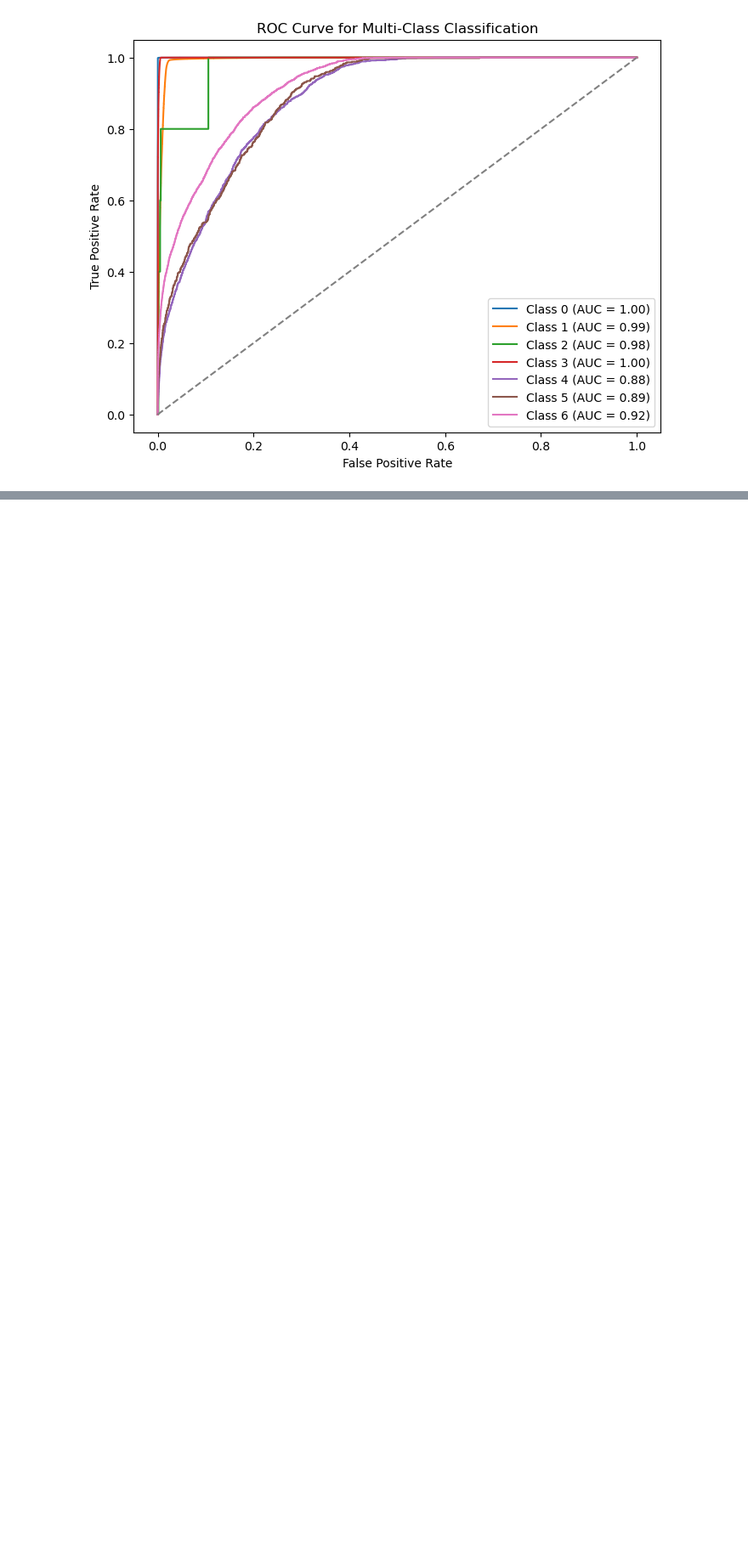
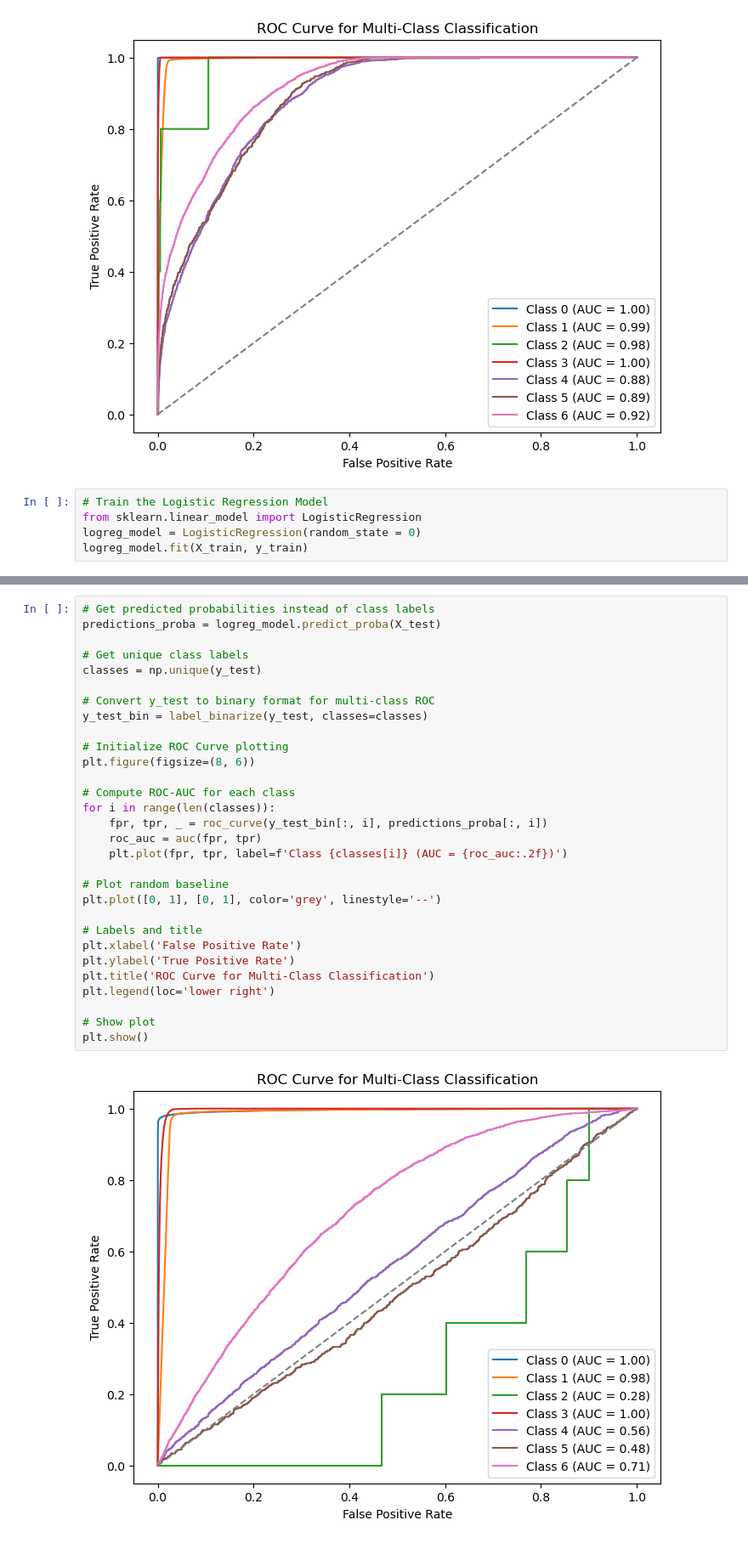
Before and after one commit to sohqianwei/loan-risk-prediction, a Jupyter notebook: Loan Risk Prediction Project.ipynb, the cells around one changed output, grey strips where cells are left out. Shown at 85% size. Saved outputs shown, nothing was run; the diff lists cells and outputs as text; blank space fills up the shorter version.

Commit message:
Added more models (Logistic Regression, Random Forest, LightGBM) and added performance metrics.

```diff
--- a/Loan Risk Prediction Project.ipynb
+++ b/Loan Risk Prediction Project.ipynb
@@ -485,3 +487,8 @@ plt.legend(loc='lower right')
 plt.show()
 # %% [output]
 [figure]
+# %%
+# Train the Logistic Regression Model
+from sklearn.linear_model import LogisticRegression
+logreg_model = LogisticRegression(random_state = 0)
+logreg_model.fit(X_train, y_train)
@@ -487,0 +530,32 @@ plt.show()
+# %%
+# Get predicted probabilities instead of class labels
+predictions_proba = logreg_model.predict_proba(X_test)
+
+# Get unique class labels
+classes = np.unique(y_test)
+
+# Convert y_test to binary format for multi-class ROC
+y_test_bin = label_binarize(y_test, classes=classes)
+
+# Initialize ROC Curve plotting
+plt.figure(figsize=(8, 6))
+
+# Compute ROC-AUC for each class
+for i in range(len(classes)):
+    fpr, tpr, _ = roc_curve(y_test_bin[:, i], predictions_proba[:, i])
+    roc_auc = auc(fpr, tpr)
+    plt.plot(fpr, tpr, label=f'Class {classes[i]} (AUC = {roc_auc:.2f})')
+
+# Plot random baseline
+plt.plot([0, 1], [0, 1], color='grey', linestyle='--')
+
+# Labels and title
+plt.xlabel('False Positive Rate')
+plt.ylabel('True Positive Rate')
+plt.title('ROC Curve for Multi-Class Classification')
+plt.legend(loc='lower right')
+
+# Show plot
+plt.show()
+# %% [output]
+[figure, added]
```
Also changed, not shown: parts of 11 cells of this notebook, 1 other file.
